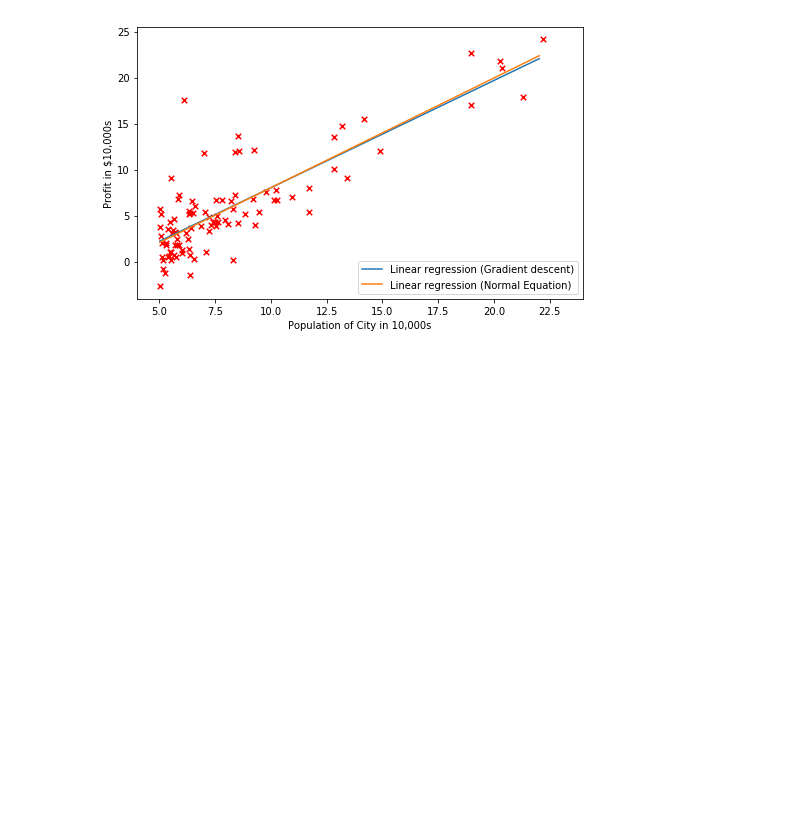
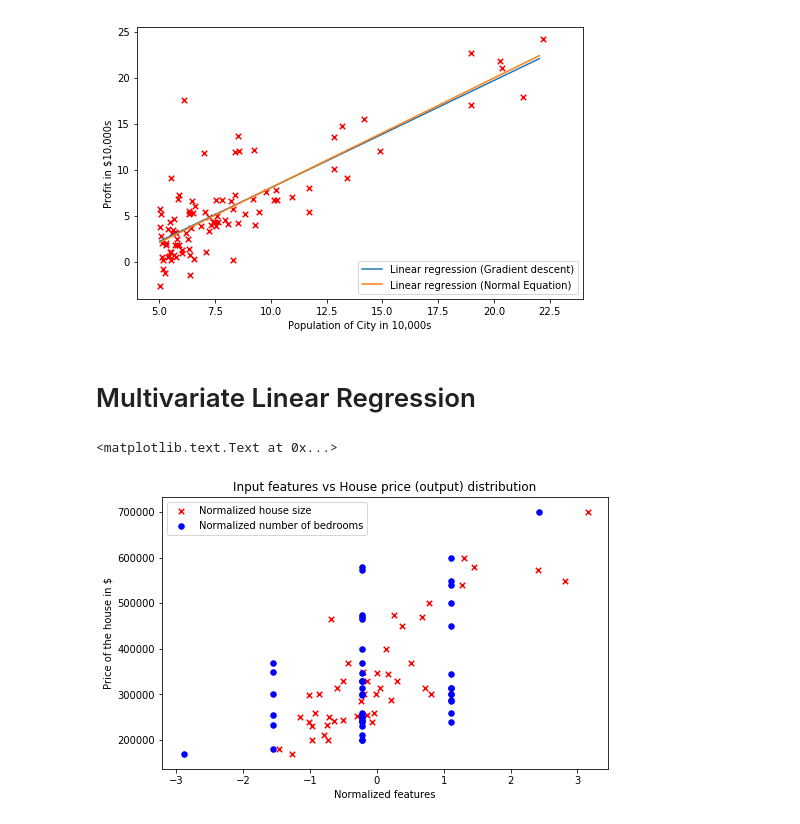
Before and after one commit to hppanchal/coursera-ml, a Jupyter notebook: linear_regression.ipynb, the cells around one changed output. Saved outputs shown, nothing was run; the diff lists cells and outputs as text; code cells hidden in the pictures; blank space fills up the shorter version.

Commit message:
Add Multivariate Linear Regression

```diff
--- a/linear_regression.ipynb
+++ b/linear_regression.ipynb
@@ -83,3 +83,29 @@ plt.ylabel('Profit in $10,000s')
 plt.legend(loc=4);
 # %% [output]
 [figure]
+# %% [markdown]
+# Multivariate Linear Regression
+# %%
+def featureNormalize(X):
+    sigma = np.std(X, axis=0)
+    mu = np.mean(X, axis=0)
+    return mu, sigma, ((X - mu)/sigma)
+# %%
+data = np.loadtxt('data/ex1data2.txt', delimiter=',')
+X_scaled = np.c_[data[:, 0:2]]
+
+# Make sure to normalize X before adding the ones column vector
+mu, sigma, X = featureNormalize(X_scaled)
+X = np.c_[np.ones((data.shape[0], 1)), X]
+y = np.c_[data[:, 2]]
+# %%
+# Plot the scatter for the two features
+plt.scatter(X[:, 1], y, s=30, c='r', marker='x', label='Normalized house size')
+plt.scatter(X[:, 2], y, s=30, c='b', marker='o', label='Normalized number of bedrooms')
+plt.xlabel('Normalized features')
+plt.ylabel('Price of the house in $')
+plt.legend(loc=0)
+plt.title('Input features vs House price (output) distribution')
+# %% [output]
+<matplotlib.text.Text at 0x...>
+[figure, added]
```
Also changed, not shown: parts of 7 cells of this notebook.
